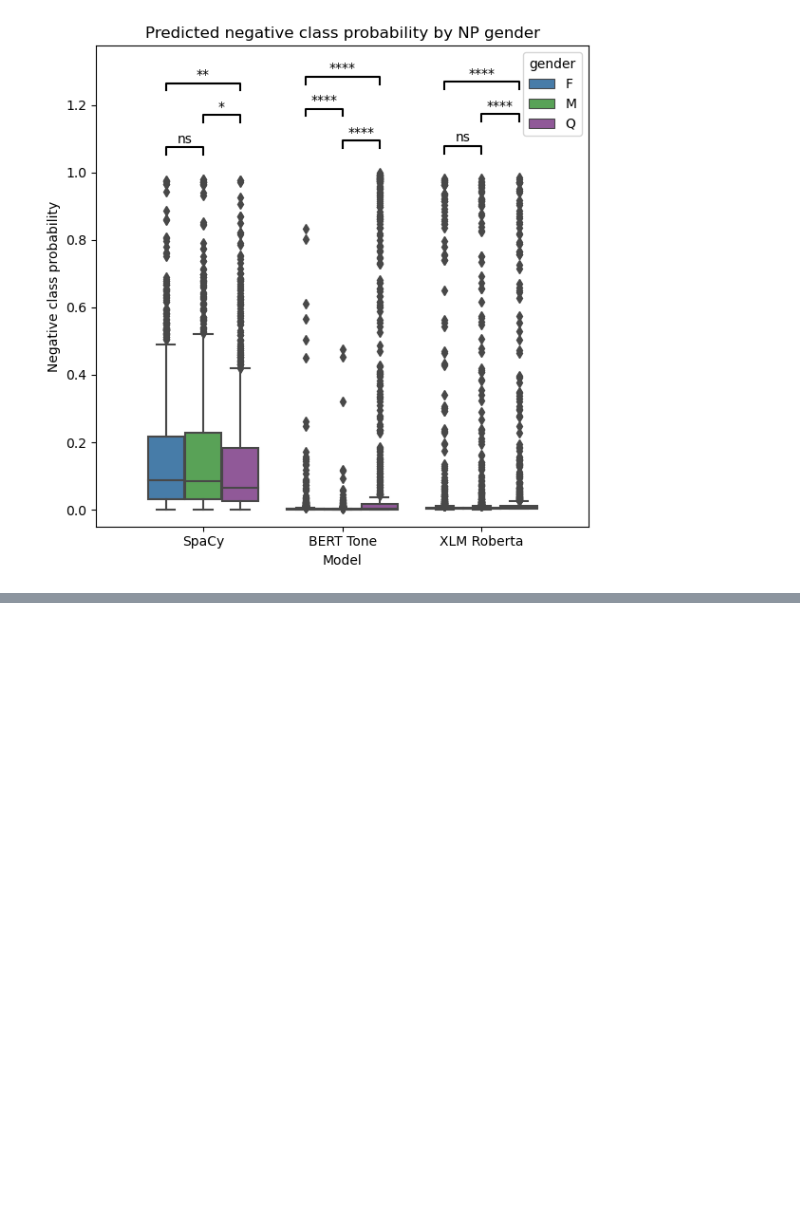
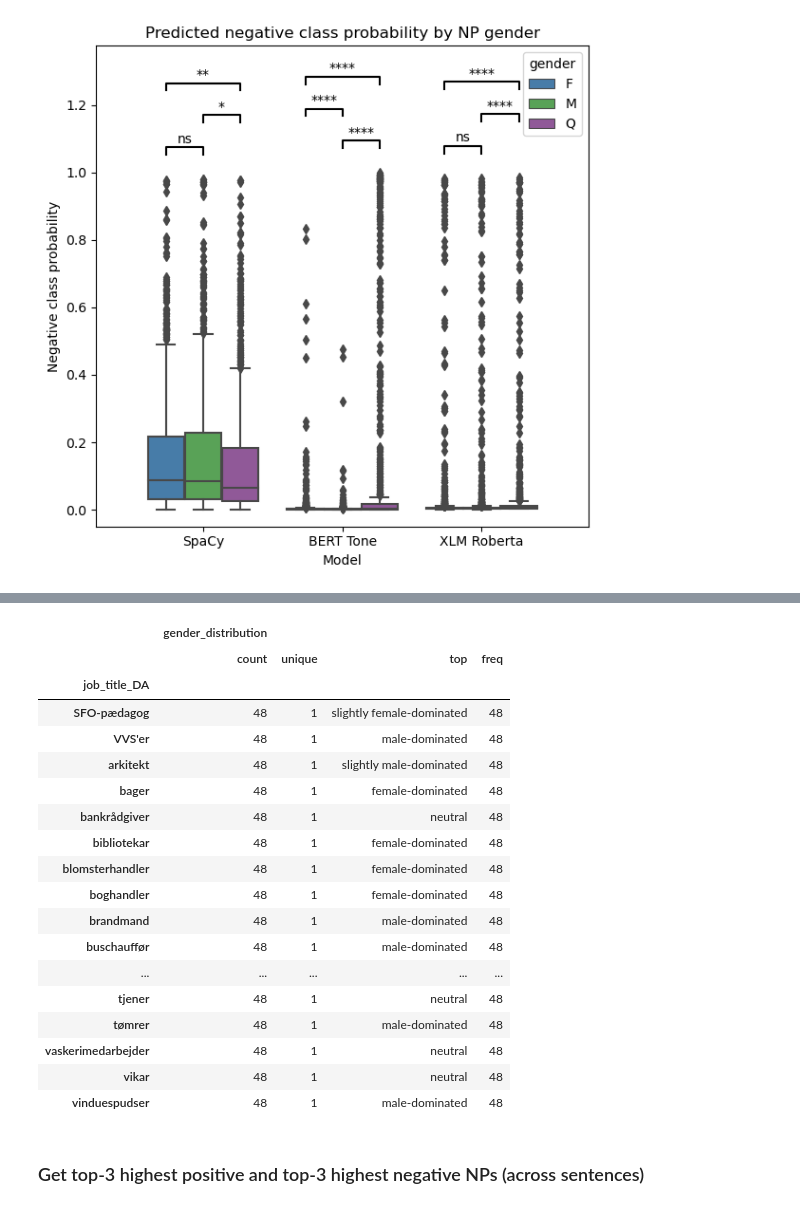
Before and after one commit to MajaMittag/gender-bias_da, a Jupyter notebook: sentiment/occupational_bias_in_sentiment_models_FINAL.ipynb, the cells around one changed output, grey strips where cells are left out. Drawn from its saved outputs; the diff is of its cells as text; code cells hidden in the pictures; blank space fills up the shorter version.

```diff
--- a/sentiment/occupational_bias_in_sentiment_models_FINAL.ipynb
+++ b/sentiment/occupational_bias_in_sentiment_models_FINAL.ipynb
@@ -825,0 +1009,24 @@ SpaCy_F vs. SpaCy_Q: Custom statistical test, P_val:8.283e-03
+# %%
+corpus[["job_title_DA", "gender_distribution"]].groupby("job_title_DA").describe().sort_values(by="job_title_DA")
+# %% [output]
+|  | gender_distribution |  |  |  |
+|  | count | unique | top | freq |
+| job_title_DA |  |  |  |  |
+| SFO-pædagog | 48 | 1 | slightly female-dominated | 48 |
+| VVS'er | 48 | 1 | male-dominated | 48 |
+| arkitekt | 48 | 1 | slightly male-dominated | 48 |
+| bager | 48 | 1 | female-dominated | 48 |
+| bankrådgiver | 48 | 1 | neutral | 48 |
+| bibliotekar | 48 | 1 | female-dominated | 48 |
+| blomsterhandler | 48 | 1 | female-dominated | 48 |
+| boghandler | 48 | 1 | female-dominated | 48 |
+| brandmand | 48 | 1 | male-dominated | 48 |
+| buschauffør | 48 | 1 | male-dominated | 48 |
+| ... | ... | ... | ... | ... |
+| tjener | 48 | 1 | neutral | 48 |
+| tømrer | 48 | 1 | male-dominated | 48 |
+| vaskerimedarbejder | 48 | 1 | neutral | 48 |
+| vikar | 48 | 1 | neutral | 48 |
+| vinduespudser | 48 | 1 | male-dominated | 48 |
+# %% [markdown]
+### Get top-3 highest positive and top-3 highest negative NPs (across sentences)
```
Also changed, not shown: parts of 24 cells of this notebook.
